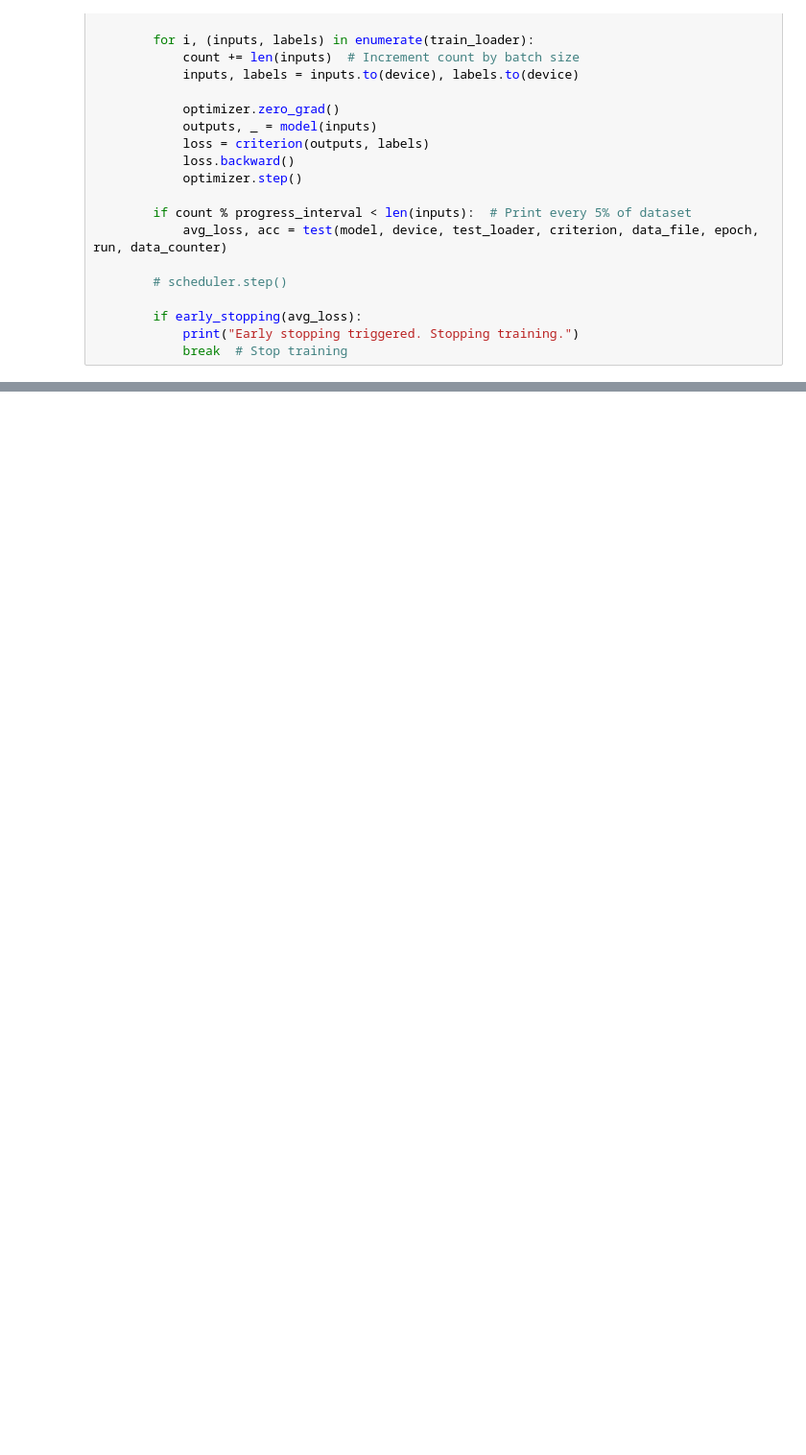
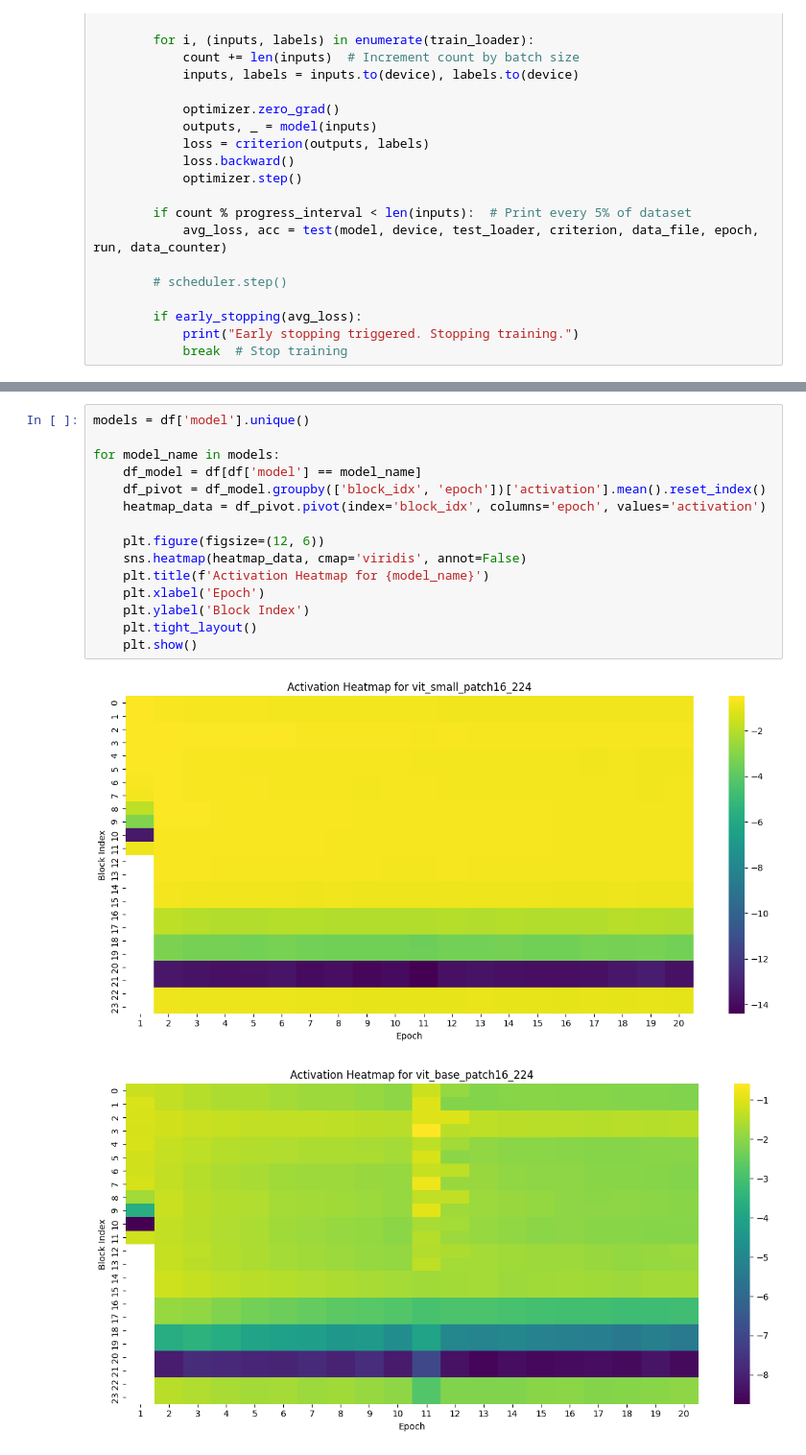
Before and after one commit to andrei-lucian/MSc_Thesis, a Jupyter notebook: firstTrial.ipynb, the cells around one changed output, grey strips where cells are left out. Shown: that part at 96% size. Cells and saved outputs as stored; diff of their text form; blank space fills up the shorter version.

```diff
--- a/firstTrial.ipynb
+++ b/firstTrial.ipynb
@@ -406,0 +546,18 @@ NameError: name 'pd' is not defined
+# %%
+models = df['model'].unique()
+
+for model_name in models:
+    df_model = df[df['model'] == model_name]
+    df_pivot = df_model.groupby(['block_idx', 'epoch'])['activation'].mean().reset_index()
+    heatmap_data = df_pivot.pivot(index='block_idx', columns='epoch', values='activation')
+
+    plt.figure(figsize=(12, 6))
+    sns.heatmap(heatmap_data, cmap='viridis', annot=False)
+    plt.title(f'Activation Heatmap for {model_name}')
+    plt.xlabel('Epoch')
+    plt.ylabel('Block Index')
+    plt.tight_layout()
+    plt.show()
+# %% [output]
+[figure, added]
+[figure, added]
```
Also changed, not shown: parts of 17 cells of this notebook, 5 other files.
